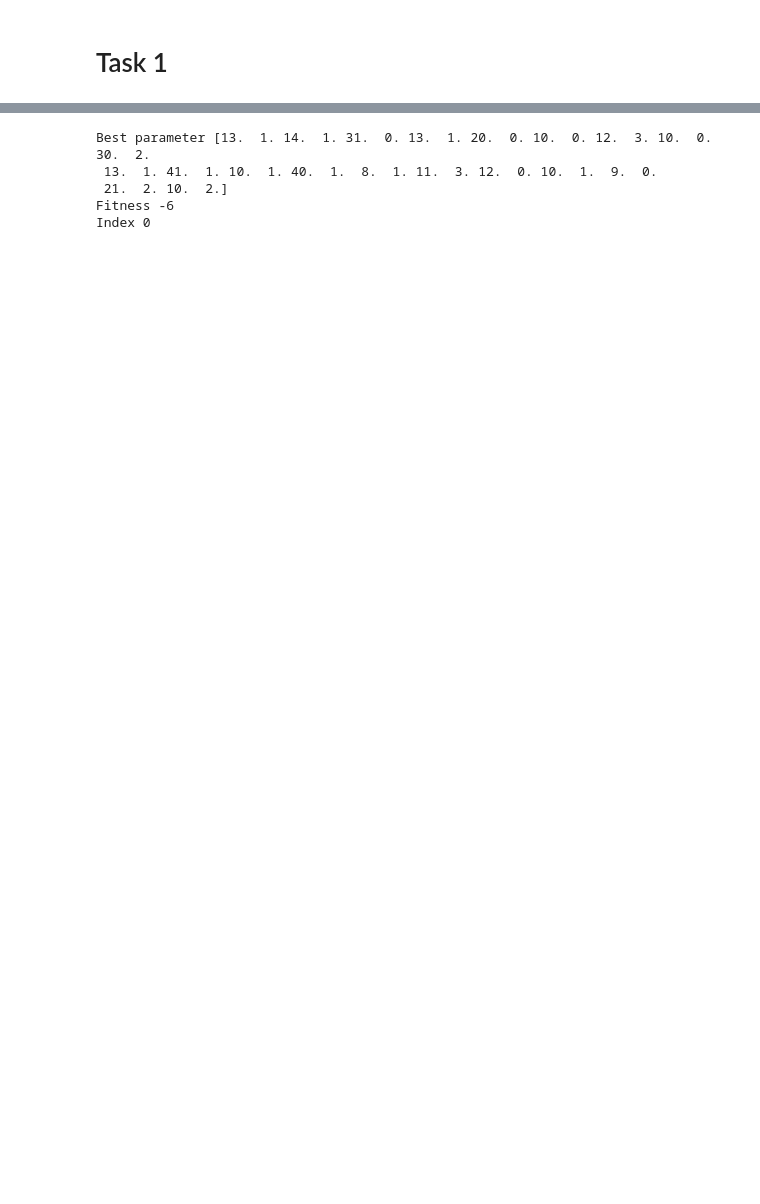
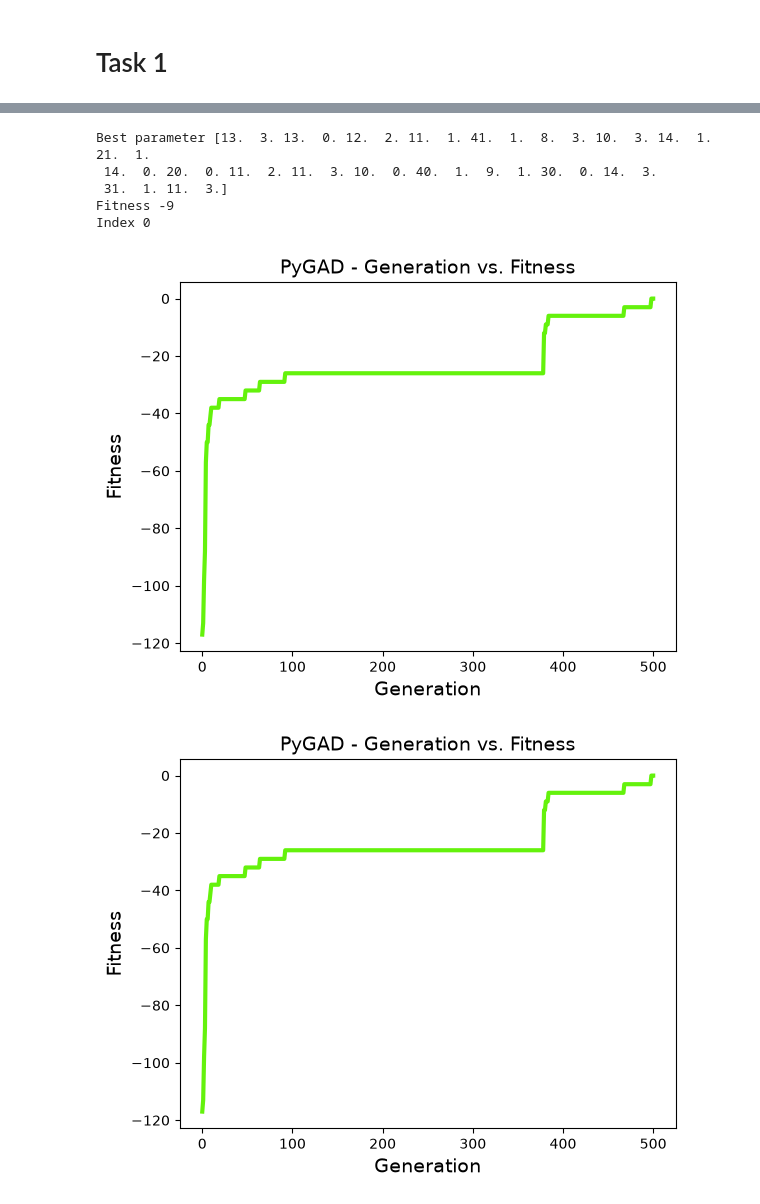
Before and after one commit to Prozvan/IS-Seminar-1, a Jupyter notebook: Task1.ipynb, the cells around one changed output, grey strips where cells are left out. Saved outputs shown, nothing was run; the diff lists cells and outputs as text; code cells hidden in the pictures; blank space fills up the shorter version.

```diff
--- a/Task1.ipynb
+++ b/Task1.ipynb
@@ -65,7 +65,7 @@ for clas in classrooms:
     c = classrooms[clas]
     classroomTime.append([int(c[0]), int(c[1])])
 
-    globalIdClassroomsDictionary[n] = f"{clas}-{c[0]}-{c[1]}"
+    globalIdClassroomsDictionary[n] = f"{clas} ({c[0]}-{c[1]})"
 
     idClassroom.append(n)
     n+=1
@@ -212,13 +223,13 @@ def fitness_function(ga_instance, solution, x_idx):
 # %%
 
 # For each diff class id -> have a prebuilt gene space (idClass, idClassroom, start, idteacher)
-# start end will be calculated in fitness if it fits
 gene_space = []
 for _ in range(len(idClasses)):
     # Extending array further
     gene_space.extend([
         idClasses,
         idClassroom,
+        # start hour, end hour will be calculated in fitness if it fits
         [8, 9, 10, 11, 12, 13, 14, 15],
         idTeacher
     ])
@@ -227,11 +238,16 @@ for _ in range(len(idClasses)):
 # Genetic Algorithm (sol_per_pop - how many solutions exist in each generation.)
 ga_instance = pygad.GA(
     fitness_func=fitness_function,
-    num_generations=300,
+    num_generations=500,
     num_parents_mating=10,
-    sol_per_pop=35,
+    sol_per_pop=50,
     num_genes = len(gene_space),
     gene_space = gene_space,
+    # Uniform crossover - generates a mask of length num_genes and gives it 0 or 1 -> 0 for gen from 1. parent and 1 for gen from 2. parent
+    crossover_type = "uniform",
+
+    # Swaping 2 genes
+    mutation_type='swap',
 
     # Same teacher for 2 objects, but different class/hour
     allow_duplicate_genes=True)
@@ -243,11 +259,16 @@ print("Best parameter", solution)
 print("Fitness", solution_fitness)
 print("Index", solution_idx)
 # %% [output]
-Best parameter [13.  1. 14.  1. 31.  0. 13.  1. 20.  0. 10.  0. 12.  3. 10.  0. 30.  2.
- 13.  1. 41.  1. 10.  1. 40.  1.  8.  1. 11.  3. 12.  0. 10.  1.  9.  0.
- 21.  2. 10.  2.]
-Fitness -6
+Best parameter [13.  3. 13.  0. 12.  2. 11.  1. 41.  1.  8.  3. 10.  3. 14.  1. 21.  1.
+ 14.  0. 20.  0. 11.  2. 11.  3. 10.  0. 40.  1.  9.  1. 30.  0. 14.  3.
+ 31.  1. 11.  3.]
+Fitness -9
 Index 0
+# %%
+ga_instance.plot_fitness()
+# %% [output]
+[figure, added]
+[figure, added]
 # %%
 def display_schedule(schedule):
 
```
Also changed, not shown: parts of 3 cells of this notebook, 1 other file.
